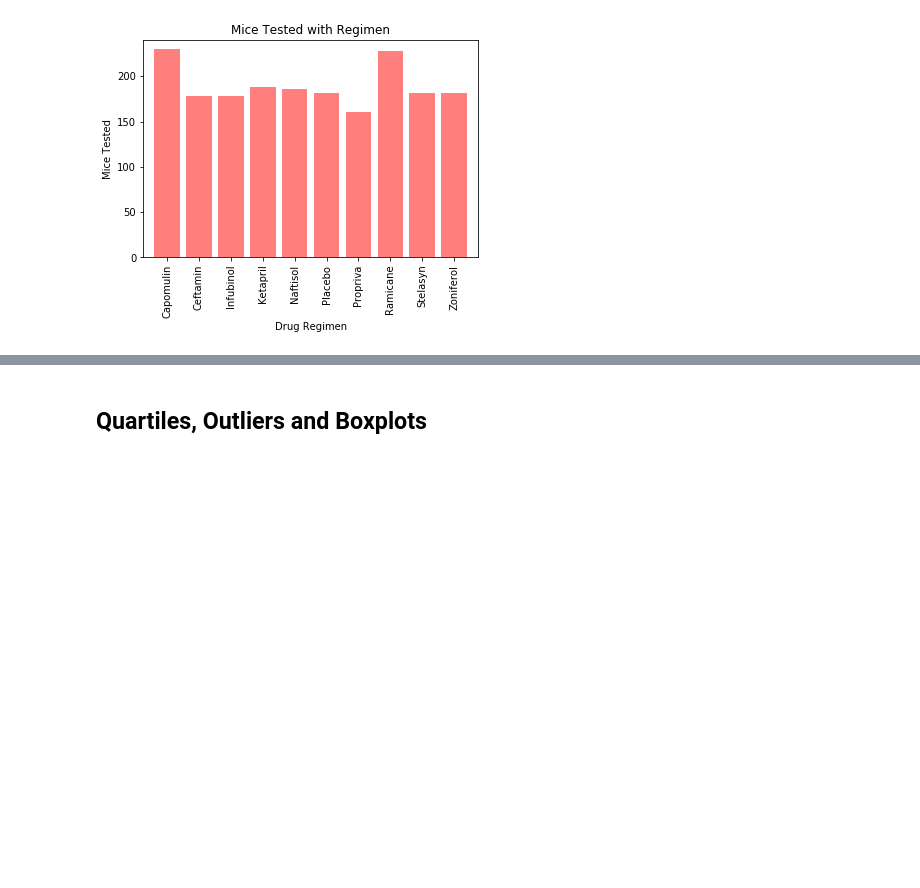
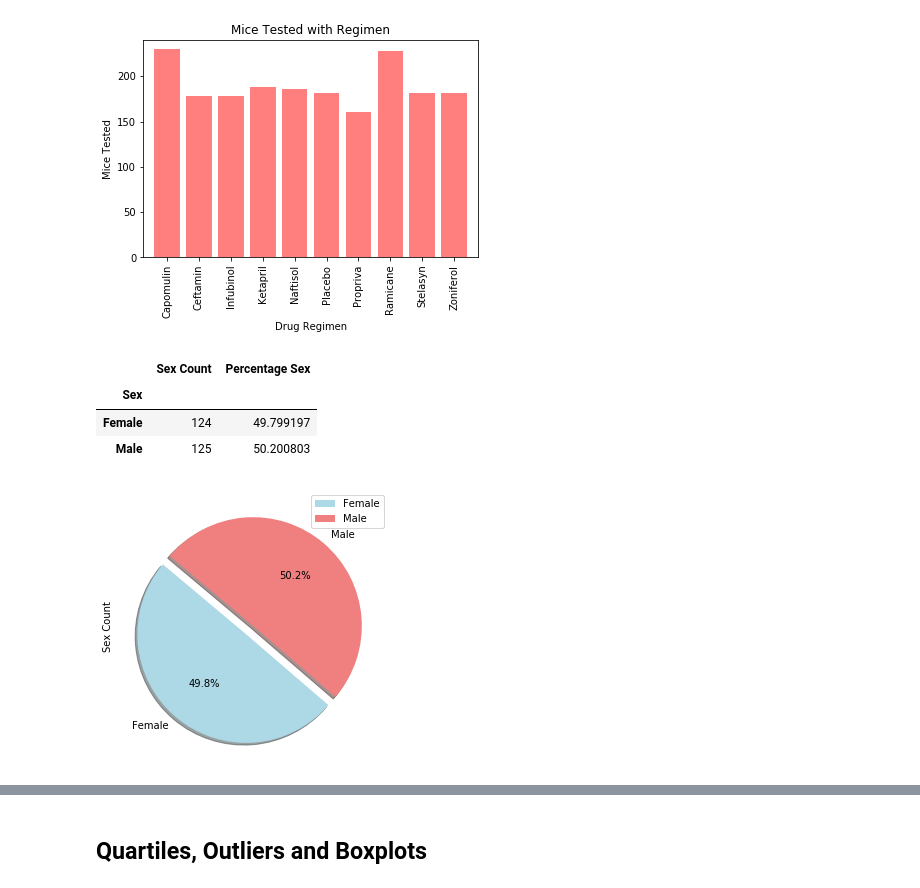
Before and after one commit to Kthomas09/MatplotLib-MatplotLib-Pharmaceutical-Analysis, a Jupyter notebook: Pymaceuticals/pymaceuticals_starter.ipynb, the cells around one changed output, grey strips where cells are left out. Drawn from its saved outputs; the diff is of its cells as text; code cells hidden in the pictures; blank space fills up the shorter version.

Commit message:
finished pie graph. Still must clean data fully. Helpful to have pie and bar structure. Must restructure to reflect accurate data.

```diff
--- a/Pymaceuticals/pymaceuticals_starter.ipynb
+++ b/Pymaceuticals/pymaceuticals_starter.ipynb
@@ -126,4 +124,30 @@ plt.ylabel("Mice Tested")
 # %% [output]
 Text(0, 0.5, 'Mice Tested')
 [figure]
+# %%
+# Generate a summary table showing the distribution of female versus male mice
+groupby_sex = merged_pharma_data.groupby(["Mouse ID","Sex"])
+
+mouse_sex_df = pd.DataFrame(groupby_sex.size())
+
+mouse_sex = pd.DataFrame(mouse_sex_df.groupby(["Sex"]).count())
+mouse_sex.columns = ["Sex Count"]
+
+mouse_sex["Percentage Sex"] = (100*(mouse_sex["Sex Count"]/mouse_sex["Sex Count"].sum()))
+
+mouse_sex["Percentage Sex"] = mouse_sex["Percentage Sex"]
+
+mouse_sex
+# %% [output]
+|  | Sex Count | Percentage Sex |
+| Sex |  |  |
+| Female | 124 | 49.799197 |
+| Male | 125 | 50.200803 |
+# %%
+# Generate a pie plot showing the distribution of female versus male mice using pandas
+colors = ["lightblue", "lightcoral"]
+explode = (0.1, 0)
+plot = mouse_sex.plot.pie(y="Sex Count",figsize=(5,5), colors = colors, startangle=140, explode = explode, shadow = True, autopct="%1.1f%%")
+# %% [output]
+[figure, added]
 # %%
```
Also changed, not shown: parts of 4 cells of this notebook.
